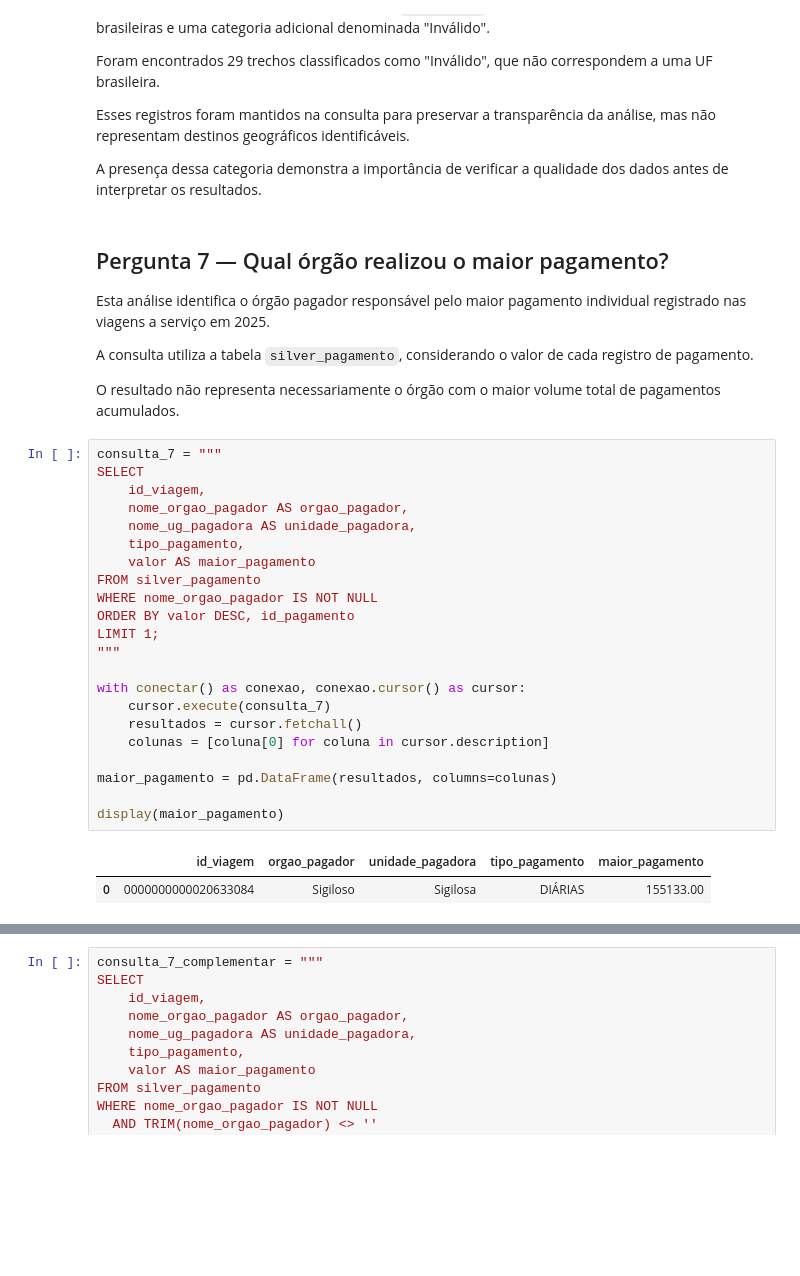
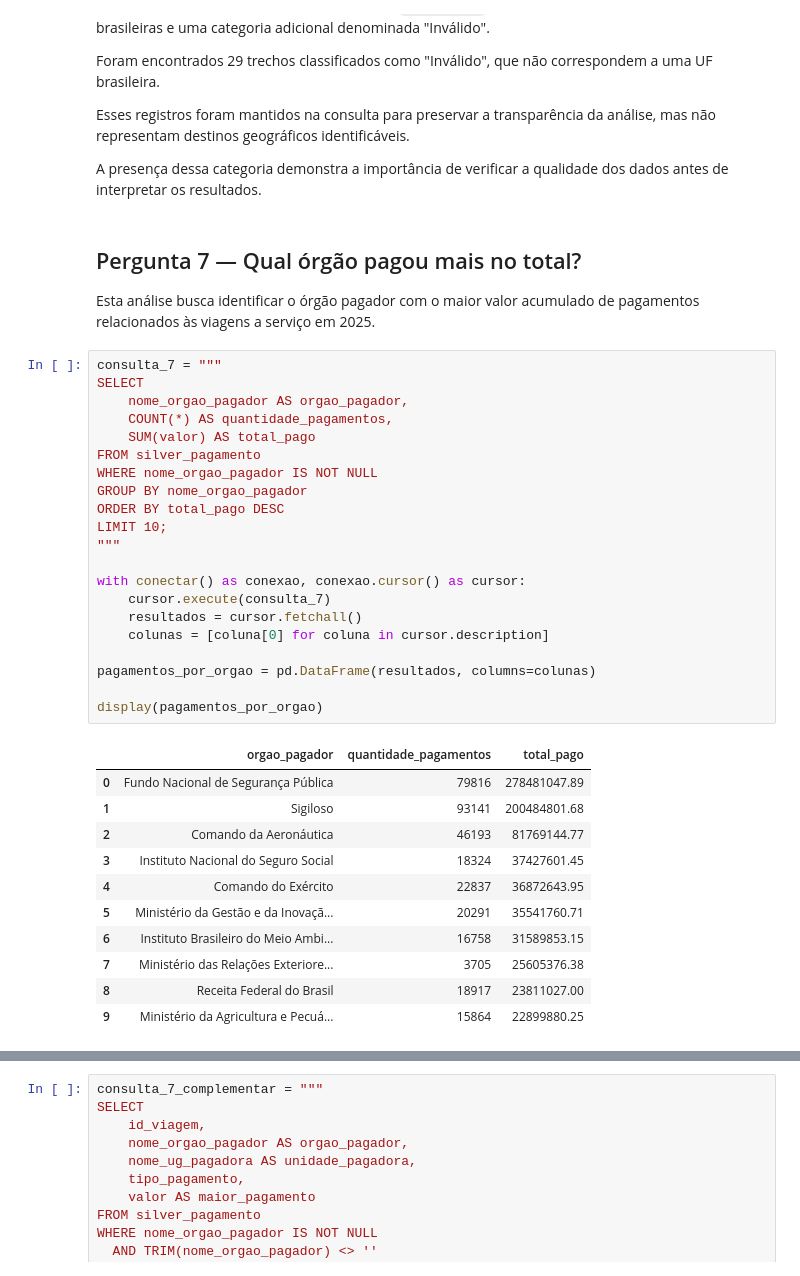
Before and after one commit to gatsumoto/sctec.tad, a Jupyter notebook: Projeto_Final_CaioCorrea_Analise_de_Dados_T5/3_analise.ipynb, the cells around one changed output, grey strips where cells are left out. Cells and saved outputs as stored; diff of their text form; blank space fills up the shorter version.

Commit message:
docs: documentação do projeto e correção da pergunta 7 e sua análise

```diff
--- a/Projeto_Final_CaioCorrea_Analise_de_Dados_T5/3_analise.ipynb
+++ b/Projeto_Final_CaioCorrea_Analise_de_Dados_T5/3_analise.ipynb
@@ -693,38 +693,41 @@ geográficos identificáveis.
 A presença dessa categoria demonstra a importância de verificar
 a qualidade dos dados antes de interpretar os resultados.
 # %% [markdown]
-## Pergunta 7 — Qual órgão realizou o maior pagamento?
+## Pergunta 7 — Qual órgão pagou mais no total?
 
-Esta análise identifica o órgão pagador responsável pelo maior
-pagamento individual registrado nas viagens a serviço em 2025.
-
-A consulta utiliza a tabela `silver_pagamento`, considerando
-o valor de cada registro de pagamento.
-
-O resultado não representa necessariamente o órgão com o maior
-volume total de pagamentos acumulados.
+Esta análise busca identificar o órgão pagador com o maior
+valor acumulado de pagamentos relacionados às viagens
+a serviço em 2025.
 # %%
 consulta_7 = """
 SELECT
-    id_viagem,
     nome_orgao_pagador AS orgao_pagador,
-    nome_ug_pagadora AS unidade_pagadora,
-    tipo_pagamento,
-    valor AS maior_pagamento
+    COUNT(*) AS quantidade_pagamentos,
+    SUM(valor) AS total_pago
 FROM silver_pagamento
 WHERE nome_orgao_pagador IS NOT NULL
-ORDER BY valor DESC, id_pagamento
-LIMIT 1;
+GROUP BY nome_orgao_pagador
+ORDER BY total_pago DESC
+LIMIT 10;
 """
 
 with conectar() as conexao, conexao.cursor() as cursor:
     cursor.execute(consulta_7)
     resultados = cursor.fetchall()
     colunas = [coluna[0] for coluna in cursor.description]
 
-maior_pagamento = pd.DataFrame(resultados, columns=colunas)
+pagamentos_por_orgao = pd.DataFrame(resultados, columns=colunas)
 
-display(maior_pagamento)
+display(pagamentos_por_orgao)
 # %% [output]
-|  | id_viagem | orgao_pagador | unidade_pagadora | tipo_pagamento | maior_pagamento |
-| 0 | 0000000000020633084 | Sigiloso | Sigilosa | DIÁRIAS | 155133.00 |
+|  | orgao_pagador | quantidade_pagamentos | total_pago |
+| 0 | Fundo Nacional de Segurança Pública | 79816 | 278481047.89 |
+| 1 | Sigiloso | 93141 | 200484801.68 |
+| 2 | Comando da Aeronáutica | 46193 | 81769144.77 |
+| 3 | Instituto Nacional do Seguro Social | 18324 | 37427601.45 |
+| 4 | Comando do Exército | 22837 | 36872643.95 |
+| 5 | Ministério da Gestão e da Inovaçã... | 20291 | 35541760.71 |
+| 6 | Instituto Brasileiro do Meio Ambi... | 16758 | 31589853.15 |
+| 7 | Ministério das Relações Exteriore... | 3705 | 25605376.38 |
+| 8 | Receita Federal do Brasil | 18917 | 23811027.00 |
+| 9 | Ministério da Agricultura e Pecuá... | 15864 | 22899880.25 |
```
Also changed, not shown: parts of 6 cells of this notebook, 3 other files.
